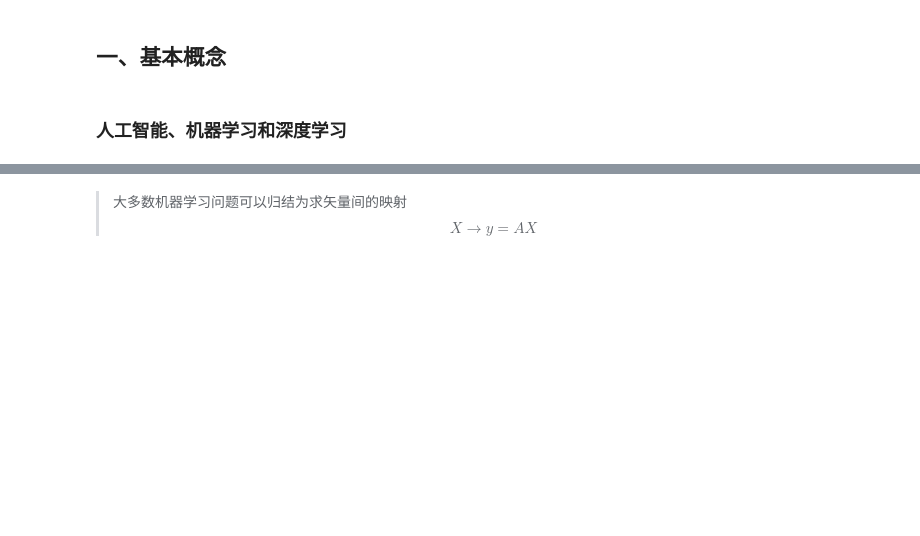
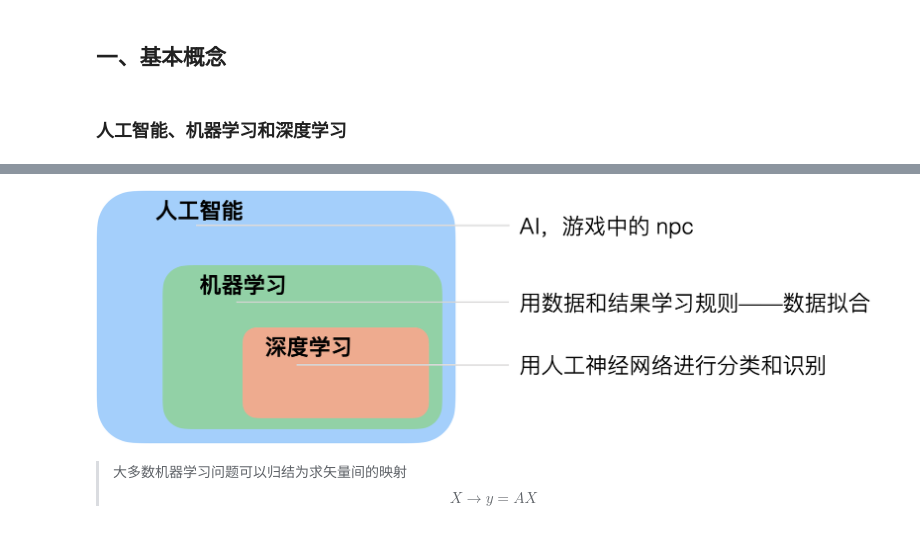
Before and after one commit to zfphys/Group-Meeting-Lectures, a Jupyter notebook: 解剖机器学习.ipynb, the cells around one changed output, grey strips where cells are left out. Saved outputs shown, nothing was run; the diff lists cells and outputs as text; code cells hidden in the pictures; blank space fills up the shorter version.

```diff
--- a/解剖机器学习.ipynb
+++ b/解剖机器学习.ipynb
@@ -15,3 +13,8 @@
+# %%
+from IPython.display import Image
+Image('./AI.png',width=900,embed=True)
+# %% [output]
+[figure, added]
 # %% [markdown]
 > 大多数机器学习问题可以归结为求矢量间的映射
 > $$X\to y = A X$$
```
Also changed, not shown: parts of 16 cells of this notebook, 1 other file.
